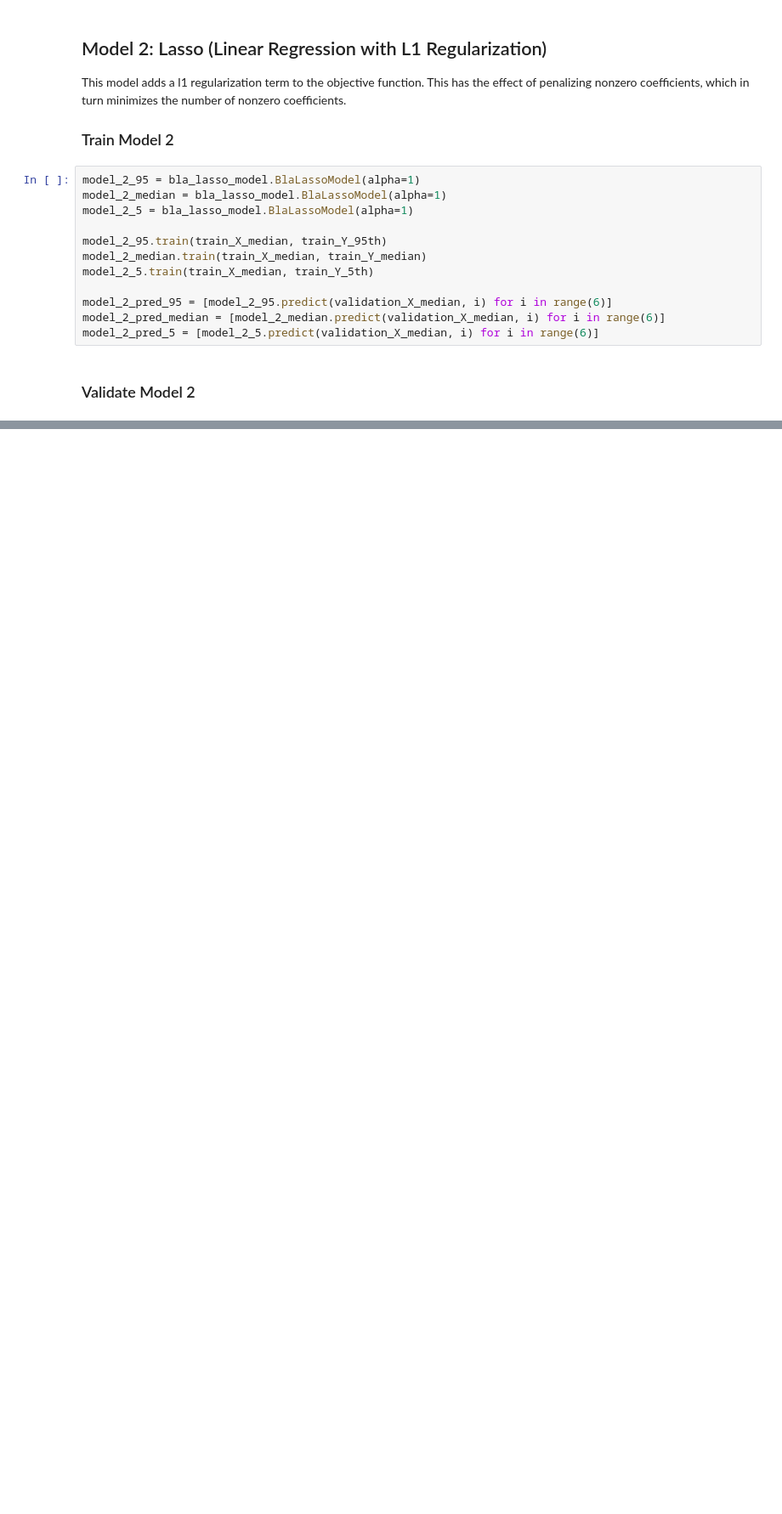
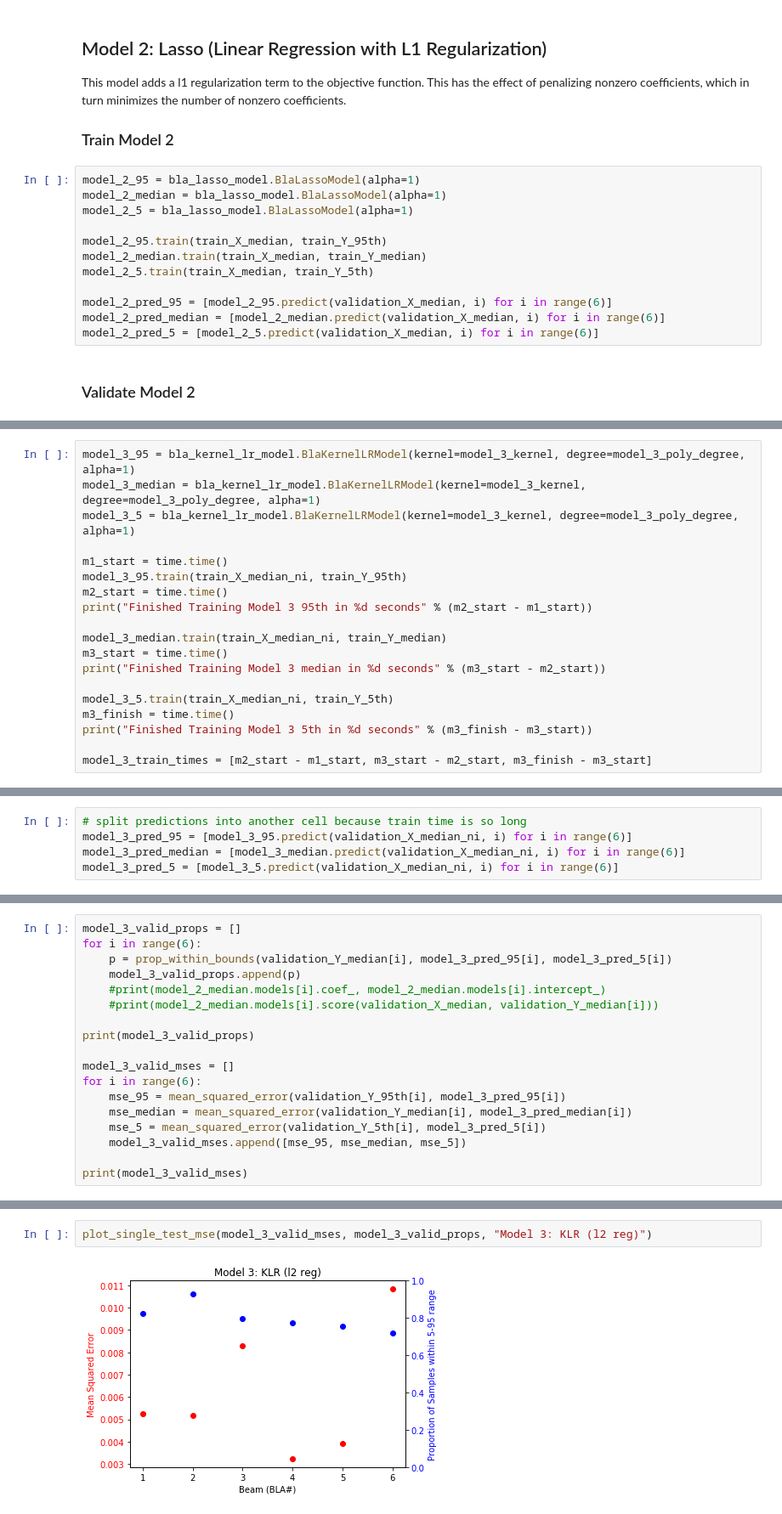
Before and after one commit to zbpatel/CS229-Project, a Jupyter notebook: predict_future_output.ipynb, the cells around one changed output, grey strips where cells are left out. Shown at 85% size. Saved outputs shown, nothing was run; the diff lists cells and outputs as text; blank space fills up the shorter version.

```diff
--- a/predict_future_output.ipynb
+++ b/predict_future_output.ipynb
@@ -288,0 +298,19 @@ plot_single_test_mse(model_2_valid_mses, model_2_valid_props, "Model 2: Lasso")
+# %%
+model_3_95 = bla_kernel_lr_model.BlaKernelLRModel(kernel=model_3_kernel, degree=model_3_poly_degree, alpha=1)
+model_3_median = bla_kernel_lr_model.BlaKernelLRModel(kernel=model_3_kernel, degree=model_3_poly_degree, alpha=1)
+model_3_5 = bla_kernel_lr_model.BlaKernelLRModel(kernel=model_3_kernel, degree=model_3_poly_degree, alpha=1)
+
+m1_start = time.time()
+model_3_95.train(train_X_median_ni, train_Y_95th)
+m2_start = time.time()
+print("Finished Training Model 3 95th in %d seconds" % (m2_start - m1_start))
+
+model_3_median.train(train_X_median_ni, train_Y_median)
+m3_start = time.time()
+print("Finished Training Model 3 median in %d seconds" % (m3_start - m2_start))
+
+model_3_5.train(train_X_median_ni, train_Y_5th)
+m3_finish = time.time()
+print("Finished Training Model 3 5th in %d seconds" % (m3_finish - m3_start))
+
+model_3_train_times = [m2_start - m1_start, m3_start - m2_start, m3_finish - m3_start]
@@ -288,0 +321,5 @@ plot_single_test_mse(model_2_valid_mses, model_2_valid_props, "Model 2: Lasso")
+# %%
+# split predictions into another cell because train time is so long
+model_3_pred_95 = [model_3_95.predict(validation_X_median_ni, i) for i in range(6)]
+model_3_pred_median = [model_3_median.predict(validation_X_median_ni, i) for i in range(6)]
+model_3_pred_5 = [model_3_5.predict(validation_X_median_ni, i) for i in range(6)]
@@ -288,0 +328,18 @@ plot_single_test_mse(model_2_valid_mses, model_2_valid_props, "Model 2: Lasso")
+# %%
+model_3_valid_props = []
+for i in range(6):
+    p = prop_within_bounds(validation_Y_median[i], model_3_pred_95[i], model_3_pred_5[i])
+    model_3_valid_props.append(p)
+    #print(model_2_median.models[i].coef_, model_2_median.models[i].intercept_)
+    #print(model_2_median.models[i].score(validation_X_median, validation_Y_median[i]))
+
+print(model_3_valid_props)
+
+model_3_valid_mses = []
+for i in range(6):
+    mse_95 = mean_squared_error(validation_Y_95th[i], model_3_pred_95[i])
+    mse_median = mean_squared_error(validation_Y_median[i], model_3_pred_median[i])
+    mse_5 = mean_squared_error(validation_Y_5th[i], model_3_pred_5[i])
+    model_3_valid_mses.append([mse_95, mse_median, mse_5])
+
+print(model_3_valid_mses)
@@ -288,0 +349,4 @@ plot_single_test_mse(model_2_valid_mses, model_2_valid_props, "Model 2: Lasso")
+# %%
+plot_single_test_mse(model_3_valid_mses, model_3_valid_props, "Model 3: KLR (l2 reg)")
+# %% [output]
+[figure, added]
```
Also changed, not shown: parts of 42 cells of this notebook, 1 other file.
